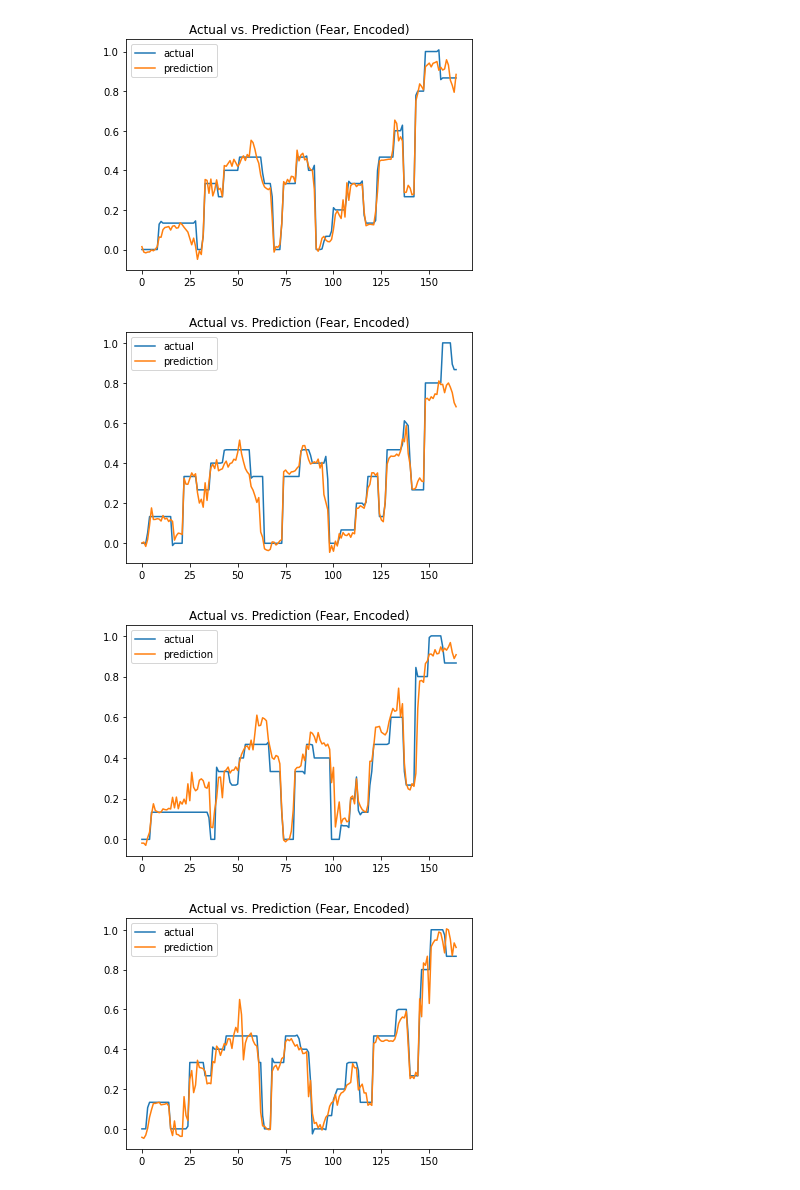
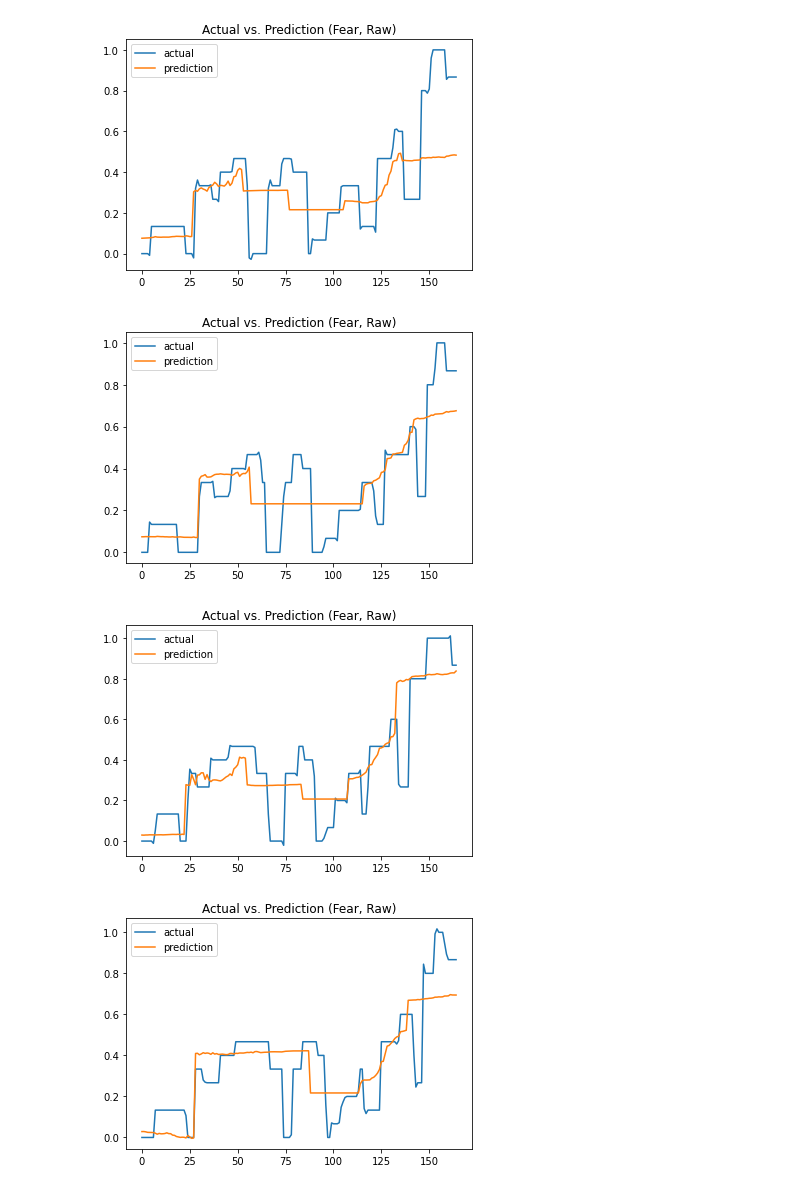
Before and after one commit to Qapples/BCI_emotion_prediction, a Jupyter notebook: brainwave_emotion_prediction.ipynb, the cells around one changed output. Cells and saved outputs as stored; diff of their text form; code cells hidden in the pictures.

```diff
--- a/brainwave_emotion_prediction.ipynb
+++ b/brainwave_emotion_prediction.ipynb
@@ -22,7 +17,7 @@ bci_channel_count = 11
 
 #settings
 data_name = "Fear"
-use_bci_features = True
+use_bci_features = False
 # %%
 #load bci feature and questoinnaire data from matlab files
 def flatten_bci_feature_data(raw_data, num_features):
@@ -125,44 +126,51 @@ print('---------- CROSS FOLD VALIDATION ----------\n')
 
 loss_arr = []
 score_arr = []
+time_arr = []
 
 fold_num = 1
 for train, test in kFold.split(x, y):
-  model = build_model(num_features * bci_channel_count)
+    model = build_model(num_features * bci_channel_count)
 
-  print(f'---------------------- FOLD NO {fold_num} TRAINING BEGIN ----------------------\n')
+    print(f'---------------------- FOLD NO {fold_num} TRAINING BEGIN ----------------------\n')
 
-  model.fit(x[train], y[train], batch_size=batch_size, epochs=epochs)
-  scores = model.evaluate(x[test], y[test])
+    start_time = time.time()
 
-  loss_arr.append(scores[0])
-  loss_arr.append(scores[1])
+    model.fit(x[train], y[train], batch_size=batch_size, epochs=epochs)
+    scores = model.evaluate(x[test], y[test])
 
-  print(f'---------------------- FOLD NO {fold_num} TRAINING END ----------------------\n')
+    end_time = time.time()
 
-  if not graph_fold_results:
-      continue
+    loss_arr.append(scores[0])
+    score_arr.append(scores[1])
+    time_arr.append(end_time - start_time)
 
-  test_pred = model.predict(x[test])
+    print(f'---------------------- FOLD NO {fold_num} TRAINING END ----------------------\n')
 
-  fold_results_fig = plt.figure()
-  ax = fold_results_fig.add_axes([0.1,0.1,0.8,0.8])
-  ax.set_title(f"Actual vs. Prediction ({data_name}, {'Encoded' if use_bci_features else 'Raw'})")
+    if not graph_fold_results:
+        continue
 
-  ax.plot(np.arange(y[test].shape[0]), y[test], label="actual")
-  ax.plot(np.arange(test_pred.shape[0]), test_pred, label="prediction")
-  ax.legend()
+    test_pred = model.predict(x[test])
 
-  fold_num += 1
+    fold_results_fig = plt.figure()
+    ax = fold_results_fig.add_axes([0.1, 0.1, 0.8, 0.8])
+    ax.set_title(f"Actual vs. Prediction ({data_name}, {'Encoded' if use_bci_features else 'Raw'})")
+
+    ax.plot(np.arange(y[test].shape[0]), y[test], label="actual")
+    ax.plot(np.arange(test_pred.shape[0]), test_pred, label="prediction")
+    ax.legend()
+
+    fold_num += 1
 
 print('------------ RESULTS PER FOLD ------------')
 for i in range(len(loss_arr)):
-    print(f'fold #{i}. Loss: {loss_arr[i]} - Score: {score_arr[i]}')
+    print(f'fold #{i}. Loss: {loss_arr[i]:.6f} - Score: {score_arr[i]:.6f} - Training Time: {time_arr[i]:.6f}s')
     print('--------------')
 
 print('\n------- AVG ACROSS FOLDS -------')
-print(f'Avg loss: {np.mean(loss_arr)} +/- {np.std(loss_arr)}')
-print(f'Avg score: {np.mean(score_arr)} +/- {np.std(score_arr)}\n')
+print(f'Avg loss: {np.mean(loss_arr):.6f} +/- {np.std(loss_arr):.6f}')
+print(f'Avg score: {np.mean(score_arr):.6f} +/- {np.std(score_arr):.6f}')
+print(f'Avg training time: {np.mean(time_arr):.6f}s +/- {np.std(time_arr):.6f}s\n')
 # %% [output]
 ---------- CROSS FOLD VALIDATION ----------
 
@@ -189,4 +196,4 @@ IndexError: list index out of range
-[figure, old version]
+[figure, new version]
-[figure, old version]
+[figure, new version]
-[figure, old version]
+[figure, new version]
-[figure, old version]
+[figure, new version]
```
Also changed, not shown: parts of 4 cells of this notebook, 8 other files.
